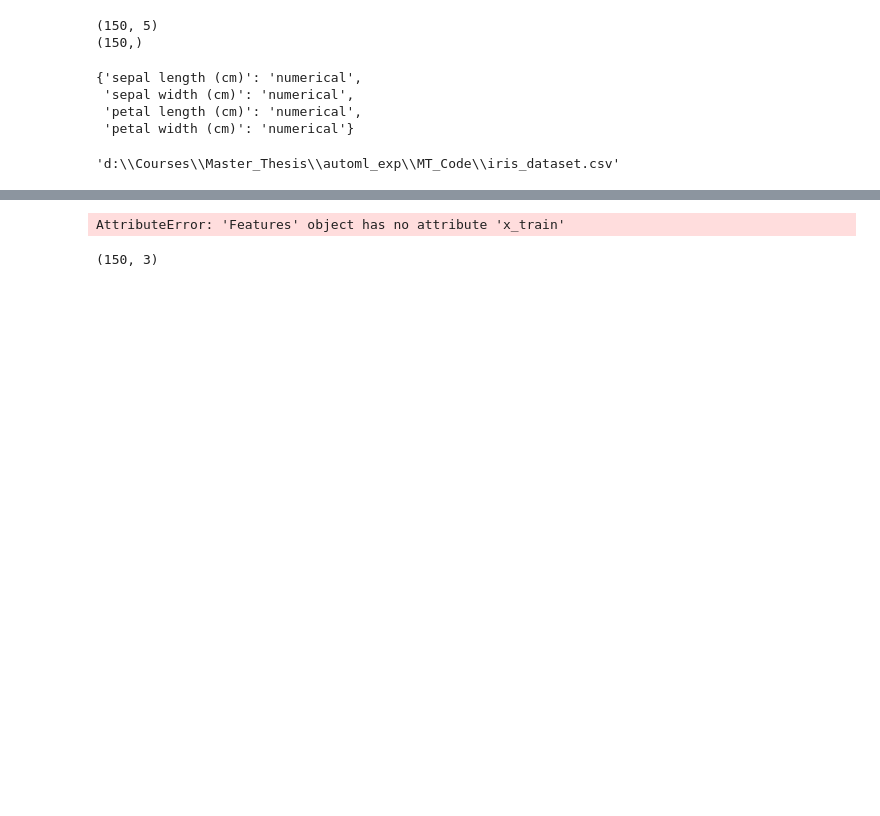
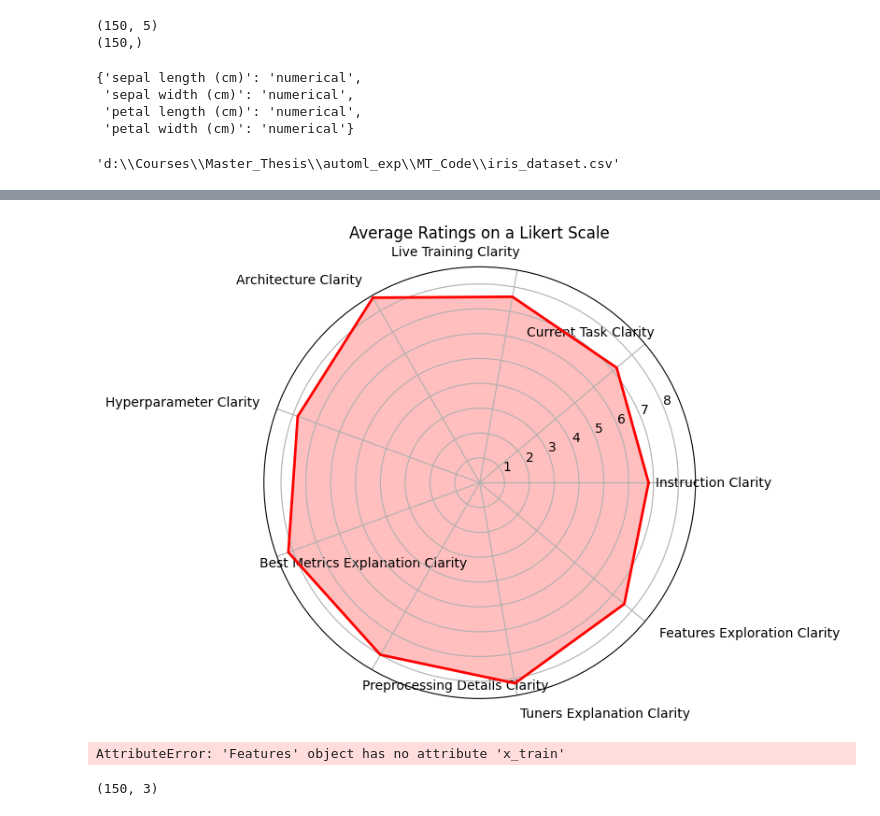
Before and after one commit to deep-son/AutoX, a Jupyter notebook: Tests.ipynb, the cells around one changed output, grey strips where cells are left out. Cells and saved outputs as stored; diff of their text form; code cells hidden in the pictures; blank space fills up the shorter version.

```diff
--- a/Tests.ipynb
+++ b/Tests.ipynb
@@ -141,3 +202,60 @@ INFO:tensorflow:Assets written to: .\structured_data_classifier\best_model\asset
+# %%
+import pandas as pd
+import matplotlib.pyplot as plt
+import numpy as np
+
+# Since the data is in an image, we will input the data manually
+# Data input in the format of a dictionary where the key is the question and the value is the list of responses
+data = {
+    "Instruction Clarity": [7, 7, 7, 6, 7],
+    "Current Task Clarity ": [7, 7, 8, 6, 8],
+    "Live Training Clarity": [8, 7, 7, 8, 8],
+    "Architecture Clarity": [9, 9, 8, 9, 8],
+    "Hyperparameter Clarity": [7, 8, 8, 8, 8],
+    "Best Metrics Explanation Clarity": [9, 8, 7, 9, 8],
+    "Preprocessing Details Clarity": [9, 8, 7, 8, 8],
+    "Tuners Explanation Clarity": [8, 8, 9, 8, 8],
+    "Features Exploration Clarity": [8, 7, 7, 8, 8]
+}
+
+# Create a DataFrame from the data
+df = pd.DataFrame(data)
+
+# Calculate the mean of each column to get the average rating for each question
+averages = df.mean()
+
+# Create a radar chart
+labels = np.array(averages.index)
+stats = averages.values
+
+# Create a 360 degree angle array
+angles = np.linspace(0, 2 * np.pi, len(labels), endpoint=False).tolist()
+
+# The plot is made circular by appending the first value to the end
+stats = np.concatenate((stats, [stats[0]]))
+angles += angles[:1]
+
+fig, ax = plt.subplots(figsize=(6, 6), subplot_kw=dict(polar=True))
+ax.fill(angles, stats, color='red', alpha=0.25)
+ax.plot(angles, stats, color='red', linewidth=2)  # Change the color if you like
+
+# Set the category labels
+ax.set_xticks(angles[:-1])
+ax.set_xticklabels(labels)
+
+# Use the tag below to rotate the labels if they overlap or are not easily readable
+for label, angle in zip(ax.get_xticklabels(), angles):
+    if angle in (0, np.pi):
+        label.set_horizontalalignment('center')
+    elif 0 < angle < np.pi:
+        label.set_horizontalalignment('right')
+    else:
+        label.set_horizontalalignment('left')
+
+plt.title('Average Ratings on a Likert Scale')
+plt.show()
+# %% [output]
+[figure, added]
 # %%
 data = {}
 # %%
```
Also changed, not shown: parts of 8 cells of this notebook, 11 other files.
